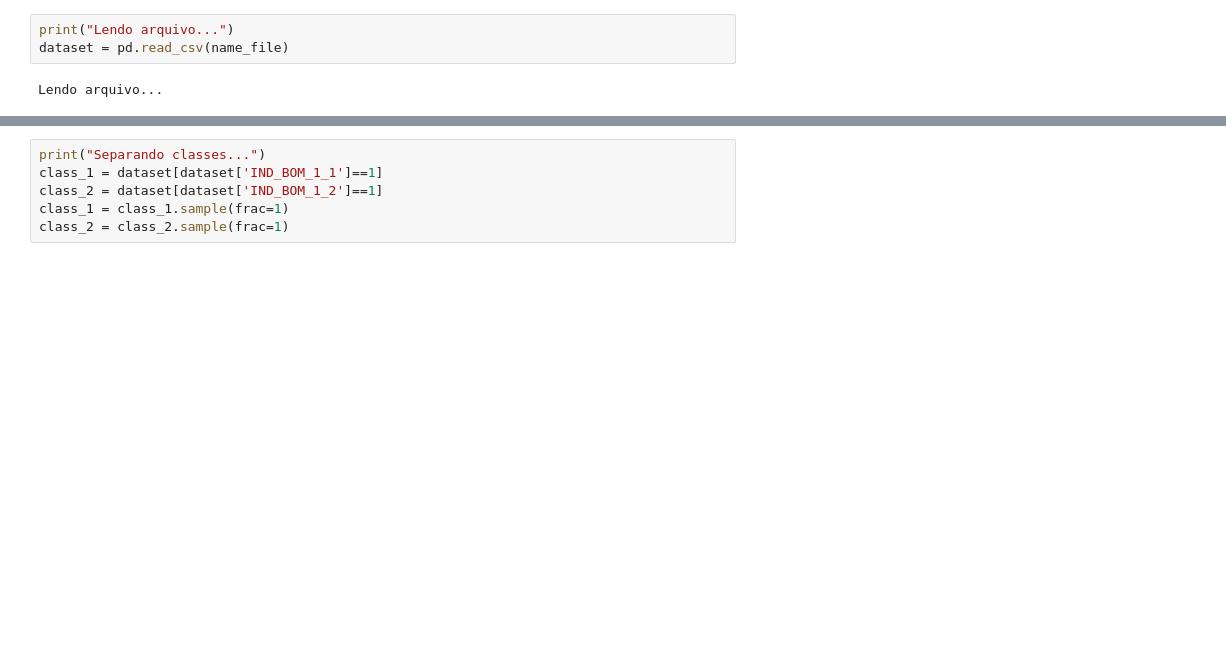
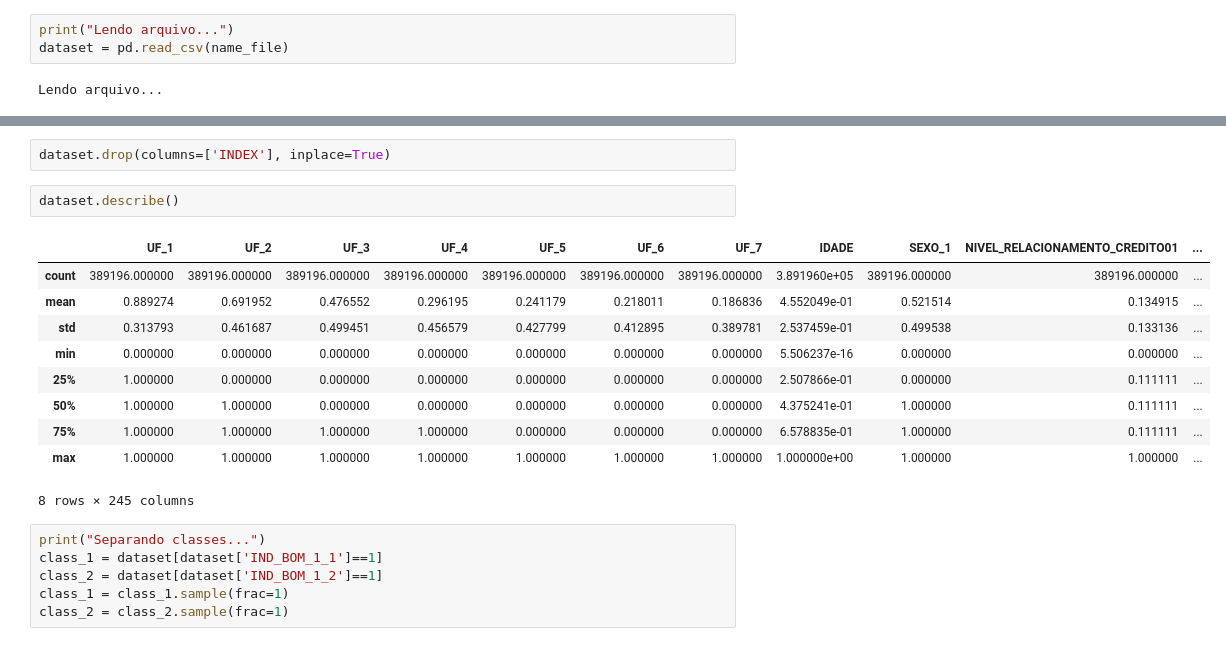
Before and after one commit to LucasThierry/Neural-Networks-21.1, a Jupyter notebook: Projeto.ipynb, the cells around one changed output, grey strips where cells are left out. Saved outputs shown, nothing was run; the diff lists cells and outputs as text; blank space fills up the shorter version.

```diff
--- a/Projeto.ipynb
+++ b/Projeto.ipynb
@@ -40,3 +53,18 @@ Lendo arquivo...
+# %%
+dataset.drop(columns=['INDEX'], inplace=True)
+# %%
+dataset.describe()
+# %% [output]
+|  | UF_1 | UF_2 | UF_3 | UF_4 | UF_5 | UF_6 | UF_7 | IDADE | SEXO_1 | NIVEL_RELACIONAMENTO_CREDITO01 | ... |
+| count | 389196.000000 | 389196.000000 | 389196.000000 | 389196.000000 | 389196.000000 | 389196.000000 | 389196.000000 | 3.891960e+05 | 389196.000000 | 389196.000000 | ... |
+| mean | 0.889274 | 0.691952 | 0.476552 | 0.296195 | 0.241179 | 0.218011 | 0.186836 | 4.552049e-01 | 0.521514 | 0.134915 | ... |
+| std | 0.313793 | 0.461687 | 0.499451 | 0.456579 | 0.427799 | 0.412895 | 0.389781 | 2.537459e-01 | 0.499538 | 0.133136 | ... |
+| min | 0.000000 | 0.000000 | 0.000000 | 0.000000 | 0.000000 | 0.000000 | 0.000000 | 5.506237e-16 | 0.000000 | 0.000000 | ... |
+| 25% | 1.000000 | 0.000000 | 0.000000 | 0.000000 | 0.000000 | 0.000000 | 0.000000 | 2.507866e-01 | 0.000000 | 0.111111 | ... |
+| 50% | 1.000000 | 1.000000 | 0.000000 | 0.000000 | 0.000000 | 0.000000 | 0.000000 | 4.375241e-01 | 1.000000 | 0.111111 | ... |
+| 75% | 1.000000 | 1.000000 | 1.000000 | 1.000000 | 0.000000 | 0.000000 | 0.000000 | 6.578835e-01 | 1.000000 | 0.111111 | ... |
+| max | 1.000000 | 1.000000 | 1.000000 | 1.000000 | 1.000000 | 1.000000 | 1.000000 | 1.000000e+00 | 1.000000 | 1.000000 | ... |
+8 rows × 245 columns
 # %%
 print("Separando classes...")
 class_1 = dataset[dataset['IND_BOM_1_1']==1]
```
Also changed, not shown: parts of 26 cells of this notebook.
